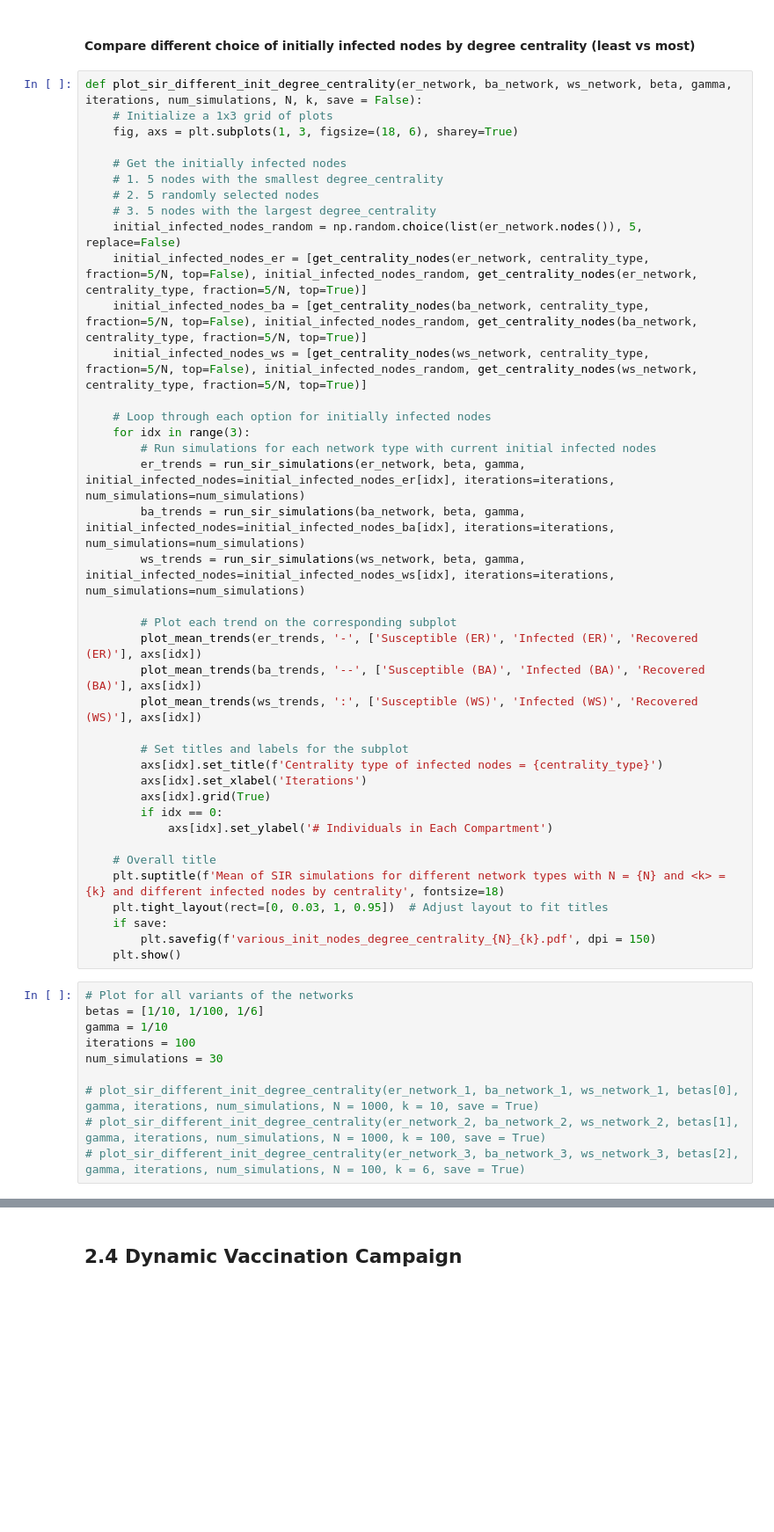
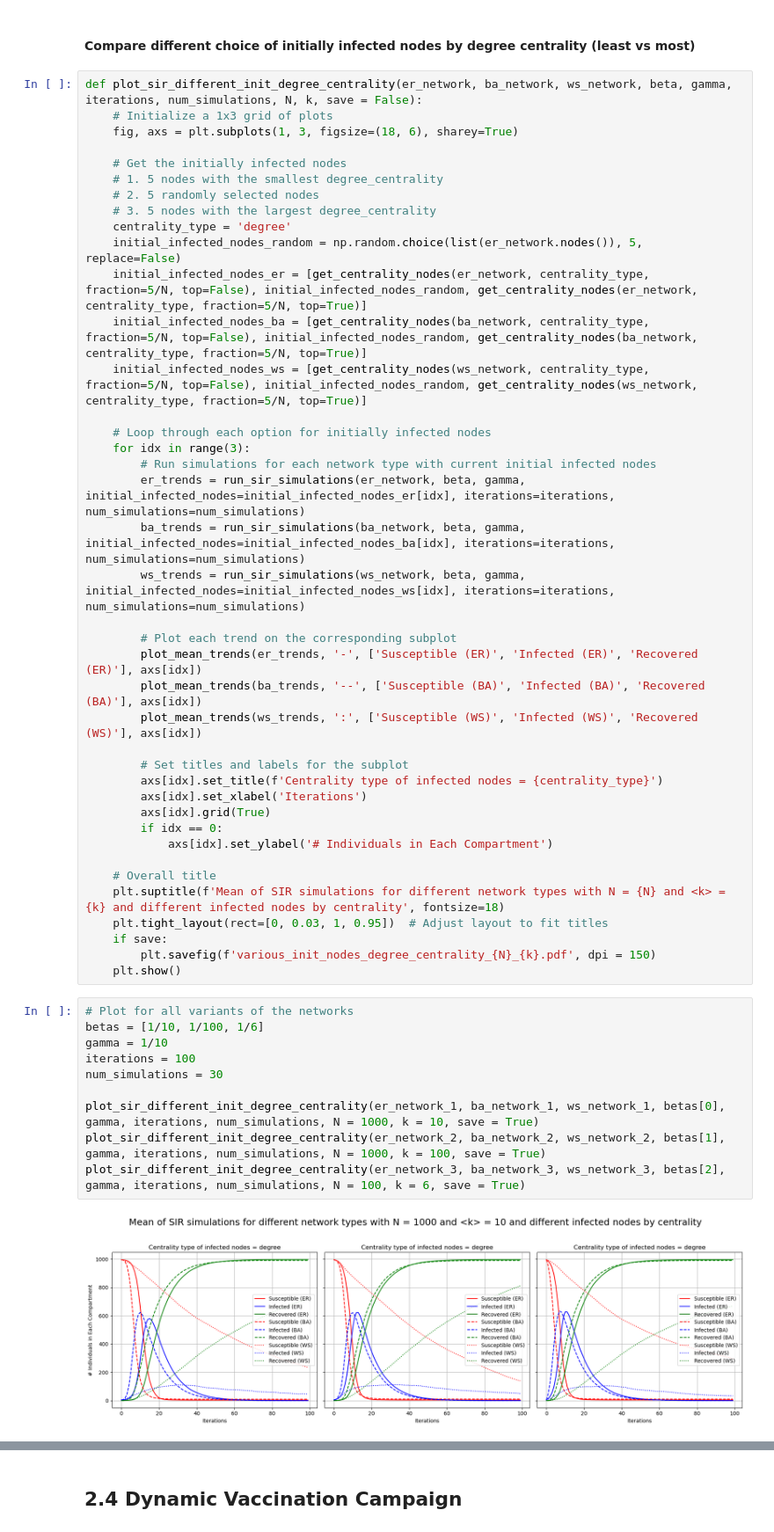
Before and after one commit to kshnva/Intro-CLS-Assignment-2, a Jupyter notebook: new_spatial.ipynb, the cells around one changed output, grey strips where cells are left out. Shown at 88% size. Drawn from its saved outputs; the diff is of its cells as text; blank space fills up the shorter version.

```diff
--- a/new_spatial.ipynb
+++ b/new_spatial.ipynb
@@ -602,6 +602,7 @@ def plot_sir_different_init_degree_centrality(er_network, ba_network, ws_network
     # 1. 5 nodes with the smallest degree_centrality
     # 2. 5 randomly selected nodes
     # 3. 5 nodes with the largest degree_centrality
+    centrality_type = 'degree'
     initial_infected_nodes_random = np.random.choice(list(er_network.nodes()), 5, replace=False)
     initial_infected_nodes_er = [get_centrality_nodes(er_network, centrality_type, fraction=5/N, top=False), initial_infected_nodes_random, get_centrality_nodes(er_network, centrality_type, fraction=5/N, top=True)]
     initial_infected_nodes_ba = [get_centrality_nodes(ba_network, centrality_type, fraction=5/N, top=False), initial_infected_nodes_random, get_centrality_nodes(ba_network, centrality_type, fraction=5/N, top=True)]
@@ -635,10 +636,12 @@ def plot_sir_different_init_degree_centrality(er_network, ba_network, ws_network
 # %%
 # Plot for all variants of the networks
 betas = [1/10, 1/100, 1/6]
 gamma = 1/10
 iterations = 100
 num_simulations = 30
 
-# plot_sir_different_init_degree_centrality(er_network_1, ba_network_1, ws_network_1, betas[0], gamma, iterations, num_simulations, N = 1000, k = 10, save = True)
-# plot_sir_different_init_degree_centrality(er_network_2, ba_network_2, ws_network_2, betas[1], gamma, iterations, num_simulations, N = 1000, k = 100, save = True)
-# plot_sir_different_init_degree_centrality(er_network_3, ba_network_3, ws_network_3, betas[2], gamma, iterations, num_simulations, N = 100, k = 6, save = True)
+plot_sir_different_init_degree_centrality(er_network_1, ba_network_1, ws_network_1, betas[0], gamma, iterations, num_simulations, N = 1000, k = 10, save = True)
+plot_sir_different_init_degree_centrality(er_network_2, ba_network_2, ws_network_2, betas[1], gamma, iterations, num_simulations, N = 1000, k = 100, save = True)
+plot_sir_different_init_degree_centrality(er_network_3, ba_network_3, ws_network_3, betas[2], gamma, iterations, num_simulations, N = 100, k = 6, save = True)
+# %% [output]
+[figure, added]
```
Also changed, not shown: parts of 10 cells of this notebook.
